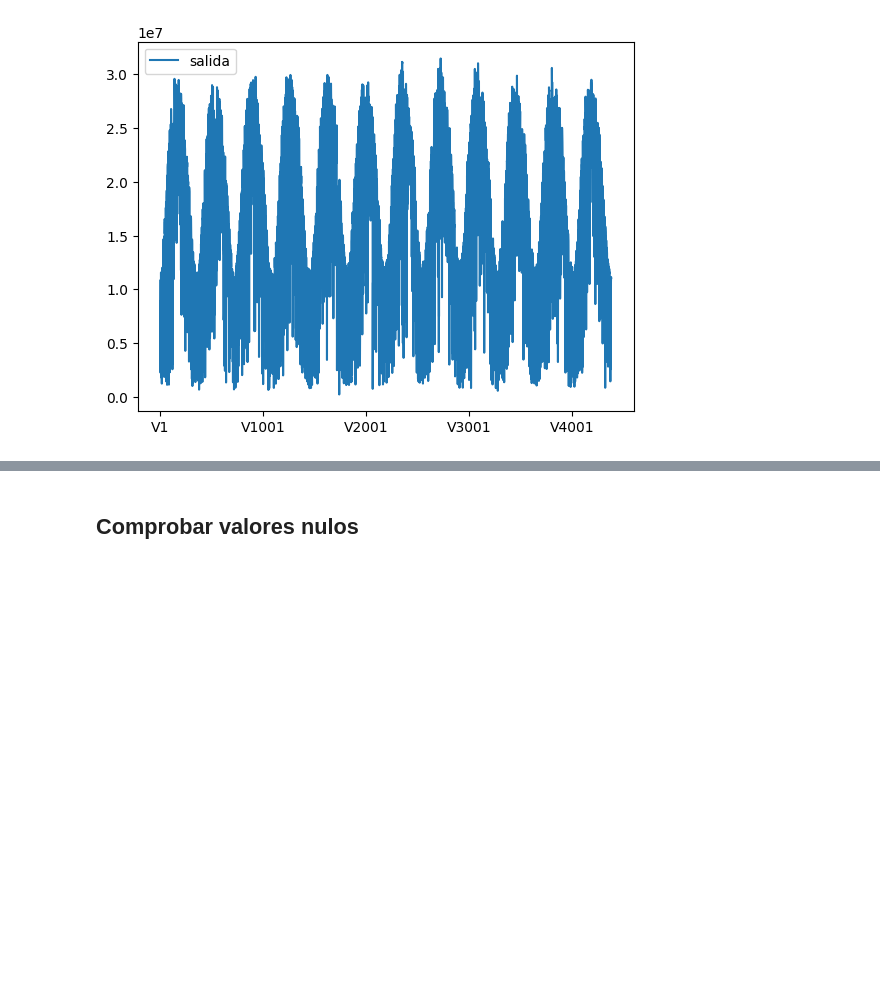
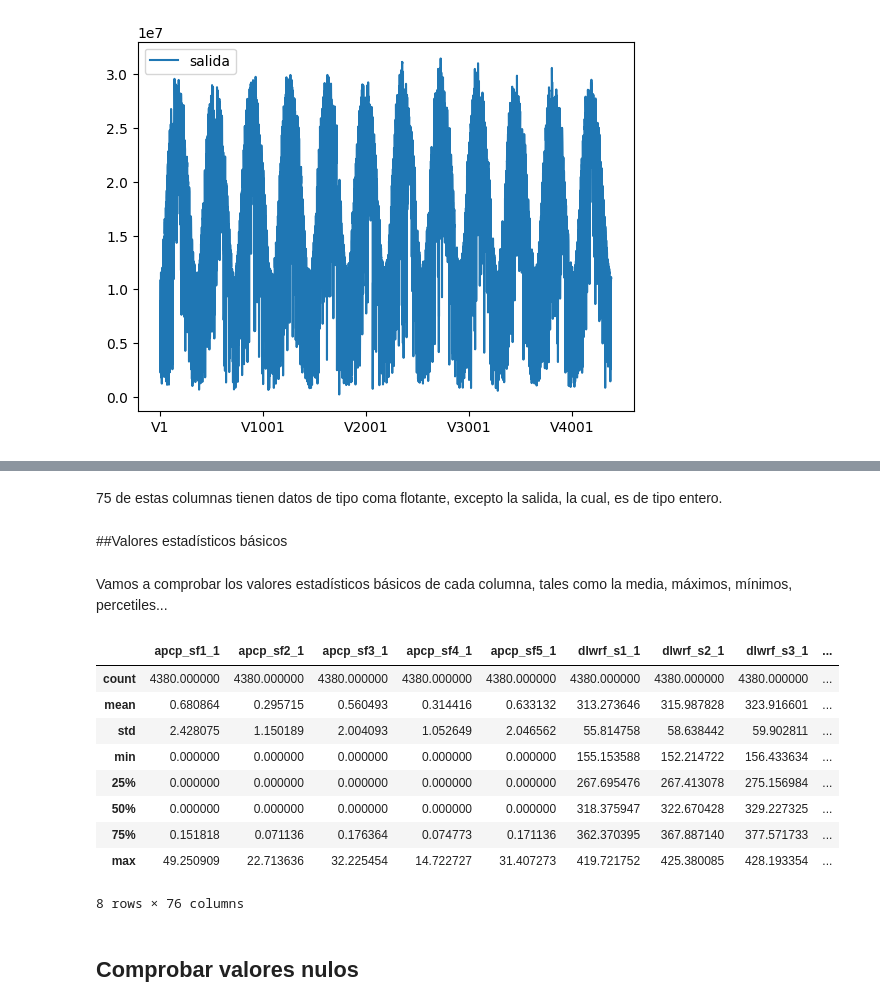
Before and after one commit to cabamarcos/Machine-Learning-Prediccion-de-produccion-electrica-solar, a Jupyter notebook: TrabajoFinalAA.ipynb, the cells around one changed output, grey strips where cells are left out. Saved outputs shown, nothing was run; the diff lists cells and outputs as text; code cells hidden in the pictures; blank space fills up the shorter version.

```diff
--- a/TrabajoFinalAA.ipynb
+++ b/TrabajoFinalAA.ipynb
@@ -124,3 +137,22 @@ plt.show()
+# %% [markdown]
+75 de estas columnas tienen datos de tipo coma flotante, excepto la salida, la cual, es de tipo entero.
+# %% [markdown]
+##Valores estadísticos básicos
+# %% [markdown]
+Vamos a comprobar los valores estadísticos básicos de cada columna, tales como la media, máximos, mínimos, percetiles...
+# %%
+datos.describe()
+# %% [output]
+|  | apcp_sf1_1 | apcp_sf2_1 | apcp_sf3_1 | apcp_sf4_1 | apcp_sf5_1 | dlwrf_s1_1 | dlwrf_s2_1 | dlwrf_s3_1 | ... |
+| count | 4380.000000 | 4380.000000 | 4380.000000 | 4380.000000 | 4380.000000 | 4380.000000 | 4380.000000 | 4380.000000 | ... |
+| mean | 0.680864 | 0.295715 | 0.560493 | 0.314416 | 0.633132 | 313.273646 | 315.987828 | 323.916601 | ... |
+| std | 2.428075 | 1.150189 | 2.004093 | 1.052649 | 2.046562 | 55.814758 | 58.638442 | 59.902811 | ... |
+| min | 0.000000 | 0.000000 | 0.000000 | 0.000000 | 0.000000 | 155.153588 | 152.214722 | 156.433634 | ... |
+| 25% | 0.000000 | 0.000000 | 0.000000 | 0.000000 | 0.000000 | 267.695476 | 267.413078 | 275.156984 | ... |
+| 50% | 0.000000 | 0.000000 | 0.000000 | 0.000000 | 0.000000 | 318.375947 | 322.670428 | 329.227325 | ... |
+| 75% | 0.151818 | 0.071136 | 0.176364 | 0.074773 | 0.171136 | 362.370395 | 367.887140 | 377.571733 | ... |
+| max | 49.250909 | 22.713636 | 32.225454 | 14.722727 | 31.407273 | 419.721752 | 425.380085 | 428.193354 | ... |
+8 rows × 76 columns
 # %% [markdown]
 ## Comprobar valores nulos
 # %% [markdown]
```
Also changed, not shown: parts of 68 cells of this notebook.
